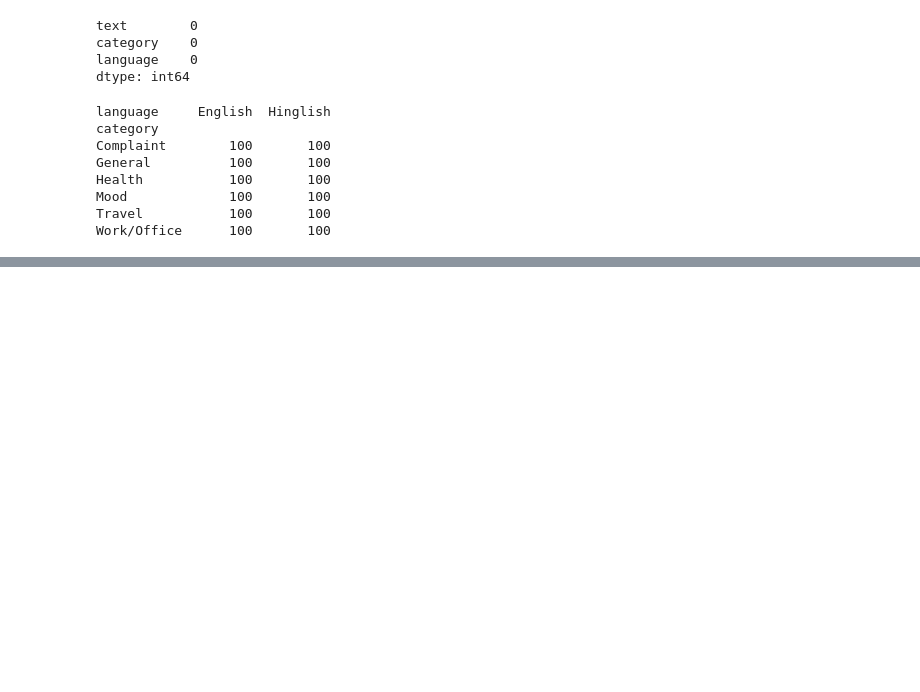
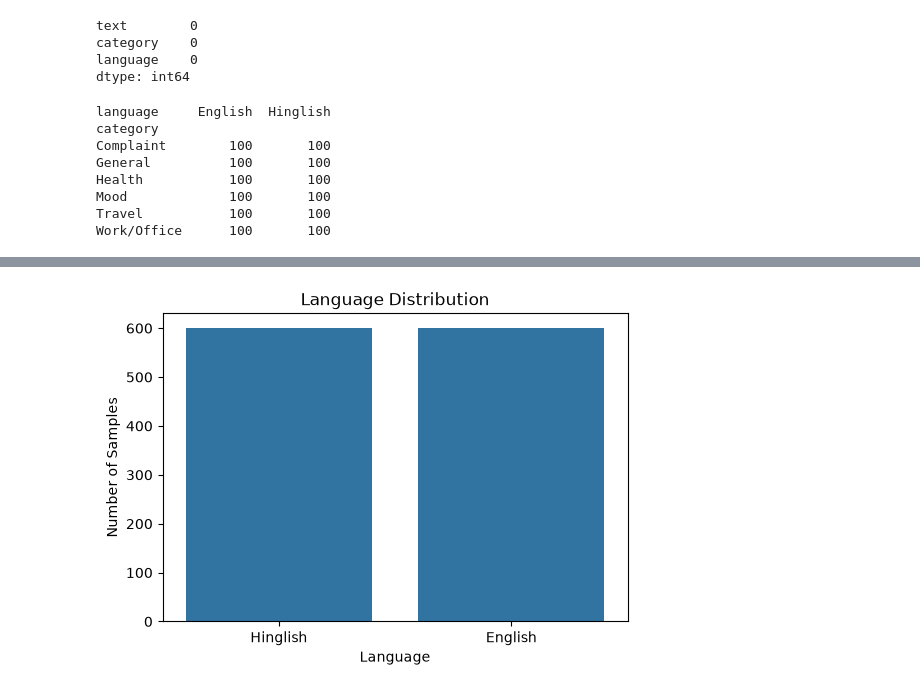
Before and after one commit to Shibansiddiqui/ml-flask-assignment, a Jupyter notebook: notebooks/Untitled.ipynb, the cells around one changed output, grey strips where cells are left out. Drawn from its saved outputs; the diff is of its cells as text; code cells hidden in the pictures; blank space fills up the shorter version.

```diff
--- a/notebooks/Untitled.ipynb
+++ b/notebooks/Untitled.ipynb
@@ -63,0 +87,15 @@ Work/Office      100       100
+# %%
+plt.figure(figsize=(6, 4))
+
+sns.countplot(
+    data=df,
+    x="language"
+)
+
+plt.title("Language Distribution")
+plt.xlabel("Language")
+plt.ylabel("Number of Samples")
+
+plt.show()
+# %% [output]
+[figure, added]
```
Also changed, not shown: parts of 62 cells of this notebook, 10 other files.
